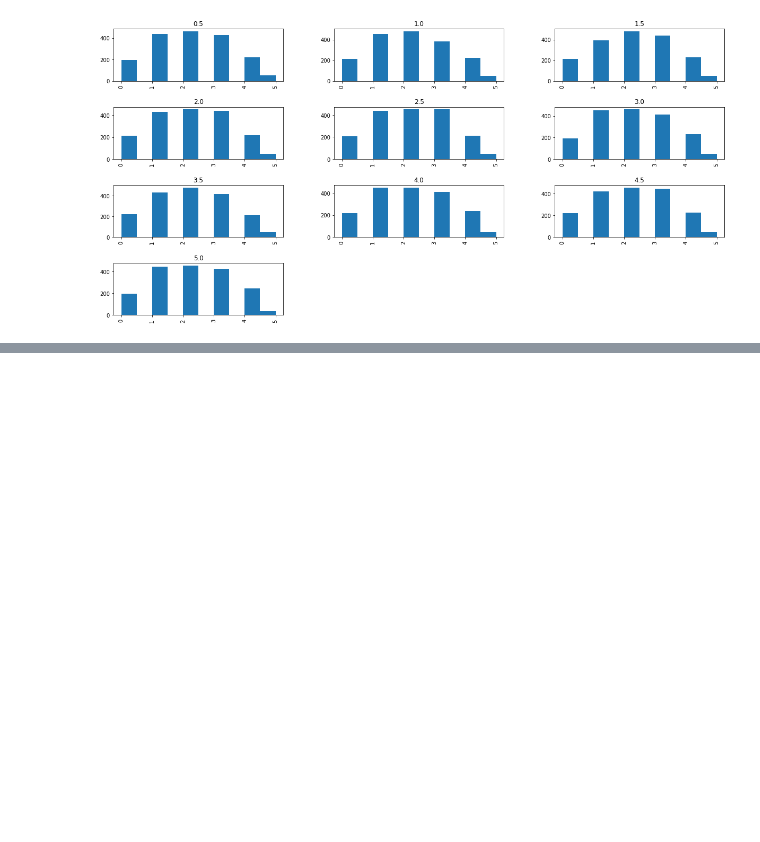
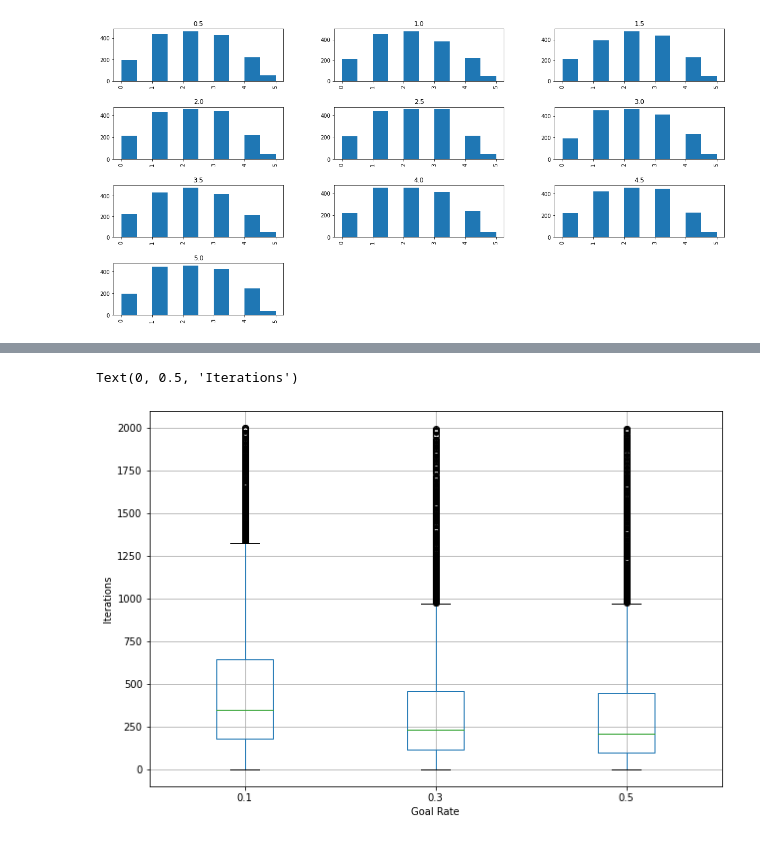
Before and after one commit to Alex-Blade/KinodynamicMotionPlanning, a Jupyter notebook: stats/analysis.ipynb, the cells around one changed output, grey strips where cells are left out. Drawn from its saved outputs; the diff is of its cells as text; code cells hidden in the pictures; blank space fills up the shorter version.

```diff
--- a/stats/analysis.ipynb
+++ b/stats/analysis.ipynb
@@ -72,0 +75,9 @@ df[["final_distance", "max_edge_len"]].boxplot(by="max_edge_len", figsize=(20, 1
+# %%
+a = df[df.euclidian_distance < 40].dropna()[["iter_count", "goal_rate"]].boxplot(column=["iter_count"], by="goal_rate", figsize=(10, 7))
+a.get_figure().gca().set_title("");
+a.get_figure().suptitle('');
+a.get_figure().gca().set_xlabel("Goal Rate")
+a.get_figure().gca().set_ylabel("Iterations")
+# %% [output]
+Text(0, 0.5, 'Iterations')
+[figure, added]
```
Also changed, not shown: parts of 13 cells of this notebook, 17 other files.
